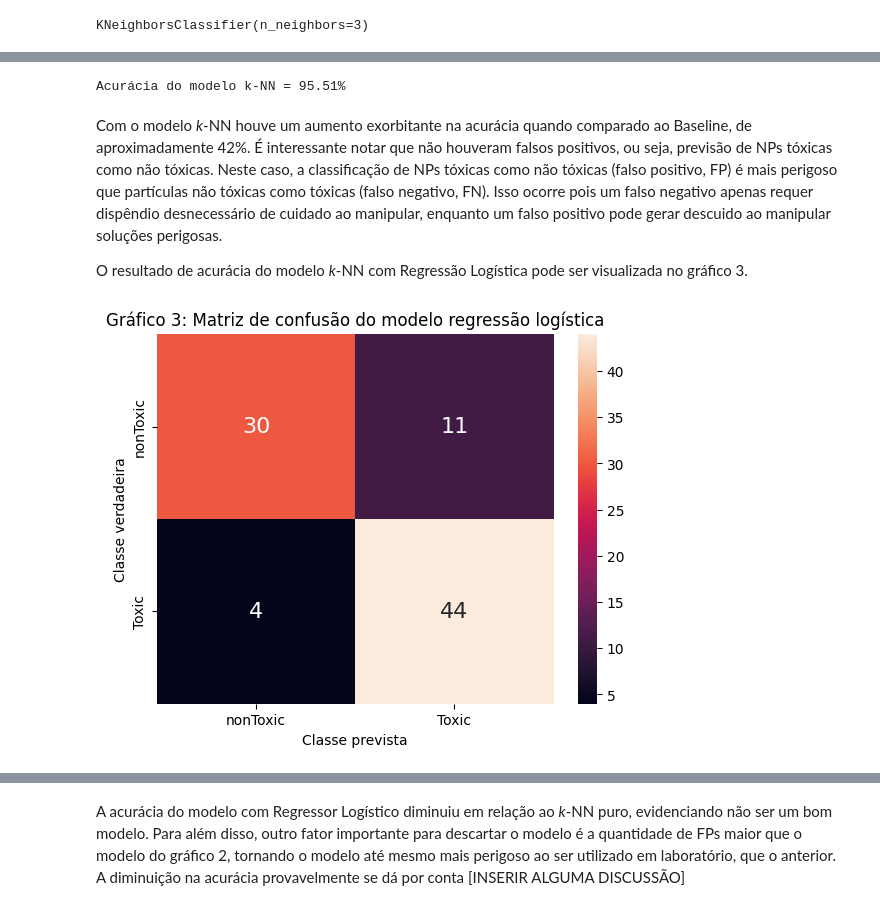
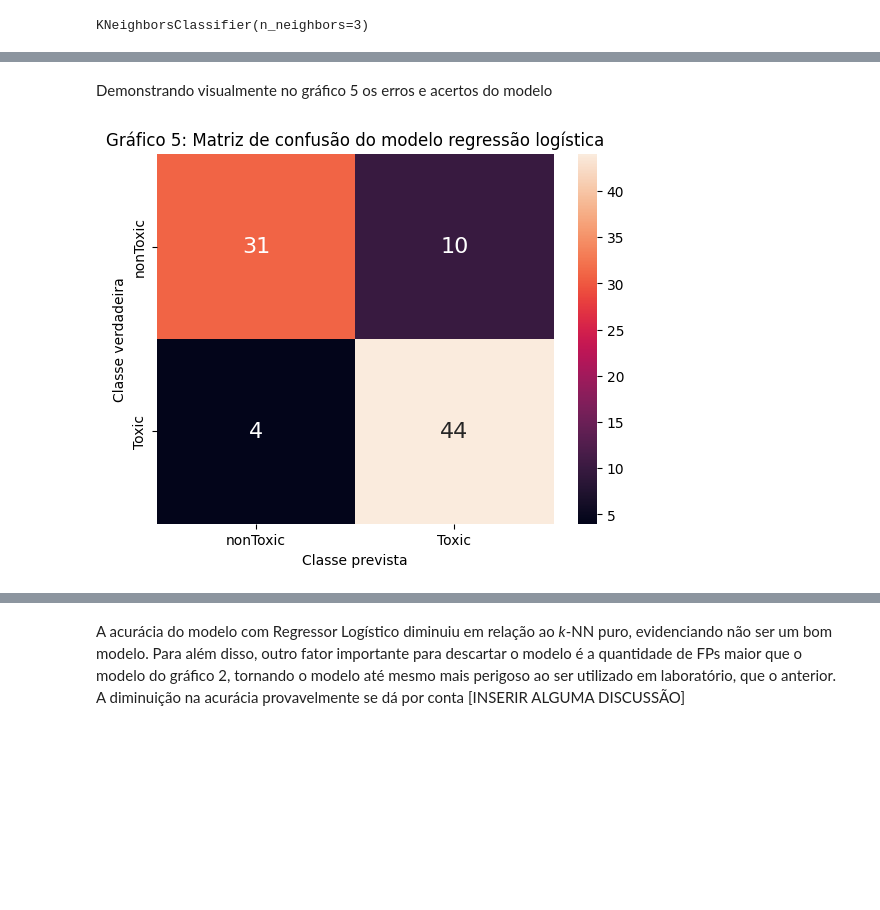
Before and after one commit to Leonardo-RGS/Nanotox_kNN, a Jupyter notebook: Nanotoxicidade_knn.ipynb, the cells around one changed output, grey strips where cells are left out. Drawn from its saved outputs; the diff is of its cells as text; code cells hidden in the pictures; blank space fills up the shorter version.

Commit message:
Gráficos, análises e organização.

```diff
--- a/Nanotoxicidade_knn.ipynb
+++ b/Nanotoxicidade_knn.ipynb
@@ -279,6 +439,6 @@ O método `DummyClassifier` criará um modelo de *baseline* para analisar mais a
 from sklearn.dummy import DummyClassifier
 
 modelo_baseline = DummyClassifier()
-modelo_baseline.fit(x_treino, y_treino)
+modelo_baseline.fit(x_treino_padronizado, y_treino)
 # %% [output]
 DummyClassifier()
@@ -313,7 +498,7 @@ from sklearn.neighbors import KNeighborsClassifier
 NUM_VIZINHOS = 3
 
 modelo_knn = KNeighborsClassifier(NUM_VIZINHOS)
-modelo_knn.fit(x_treino, y_treino)
+modelo_knn.fit(x_treino_padronizado, y_treino)
 # %% [output]
 KNeighborsClassifier(n_neighbors=3)
 # %% [markdown]
@@ -329,6 +535,6 @@ acuracia_knn = accuracy_score(y_verdadeiro, y_previsao)
 # %%
 from sklearn.linear_model import LogisticRegression
 
-modelo_rlog = LogisticRegression(max_iter=1000)
-modelo_rlog.fit(x_treino, y_treino)
+modelo_rlog = LogisticRegression(max_iter=5000)
+modelo_rlog.fit(x_treino_padronizado, y_treino)
 # %% [output]
@@ -344,6 +544,6 @@ LogisticRegression(max_iter=1000)
 # %%
 y_verdadeiro = y_teste
-y_previsao = modelo_rlog.predict(x_teste)
+y_previsao = modelo_rlog.predict(x_teste_padronizado)
 
 matriz_conf = confusion_matrix(y_verdadeiro, y_previsao, labels=ordem_labels)
 df_conf_regressor = pd.DataFrame(matriz_conf, ordem_labels, ordem_labels)
@@ -386,17 +550,11 @@ plt.show()
-# %%
-print(f"Acurácia do modelo k-NN = {(acuracia_knn*100):.2f}%")
-# %% [output]
-Acurácia do modelo k-NN = 95.51%
-# %% [markdown]
-Com o modelo *k*-NN houve um aumento exorbitante na acurácia quando comparado ao Baseline, de aproximadamente 42%. É interessante notar que não houveram falsos positivos, ou seja, previsão de NPs tóxicas como não tóxicas. Neste caso, a classificação de NPs tóxicas como não tóxicas (falso positivo, FP) é mais perigoso que partículas não tóxicas como tóxicas (falso negativo, FN). Isso ocorre pois um falso negativo apenas requer dispêndio desnecessário de cuidado ao manipular, enquanto um falso positivo pode gerar descuido ao manipular soluções perigosas.
-
-O resultado de acurácia do modelo *k*-NN com Regressão Logística pode ser visualizada no gráfico 3.
+# %% [markdown]
+Demonstrando visualmente no gráfico 5 os erros e acertos do modelo
 # %%
 sns.heatmap(df_conf_regressor, annot=True, annot_kws={"size": 16})
 
-plt.title("Gráfico 3: Matriz de confusão do modelo regressão logística")
+plt.title("Gráfico 5: Matriz de confusão do modelo regressão logística")
 plt.xlabel("Classe prevista")
 plt.ylabel("Classe verdadeira")
 plt.show()
 # %% [output]
-[figure, old version]
+[figure, new version]
```
Also changed, not shown: parts of 70 cells of this notebook.
